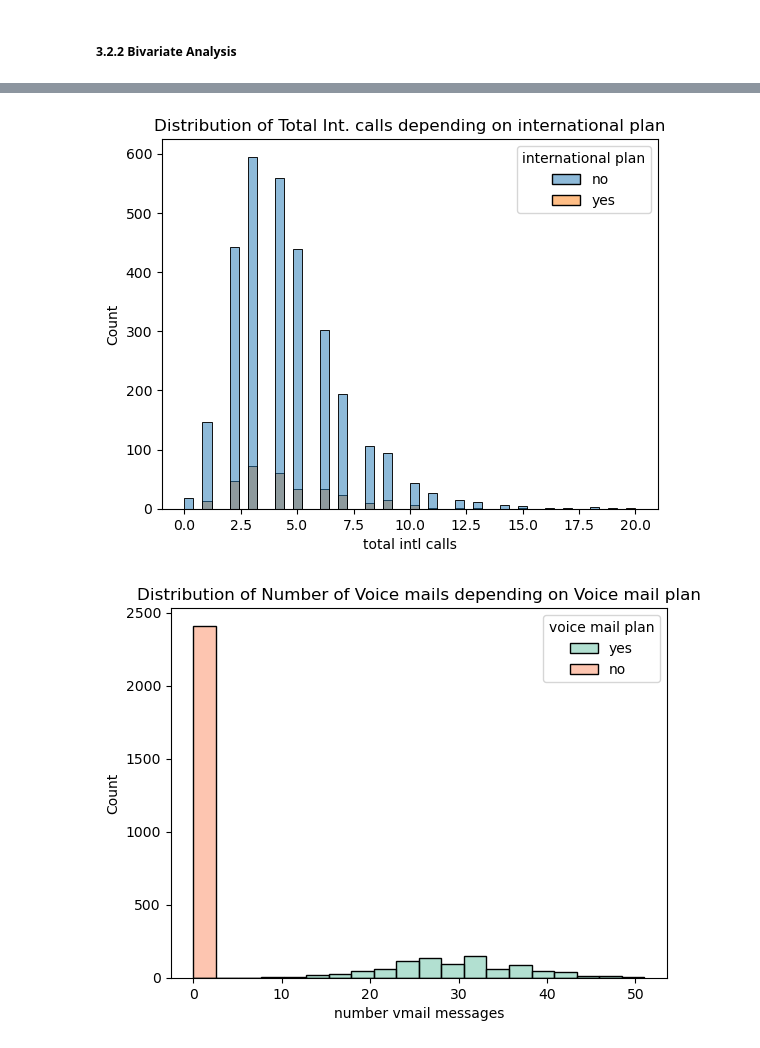
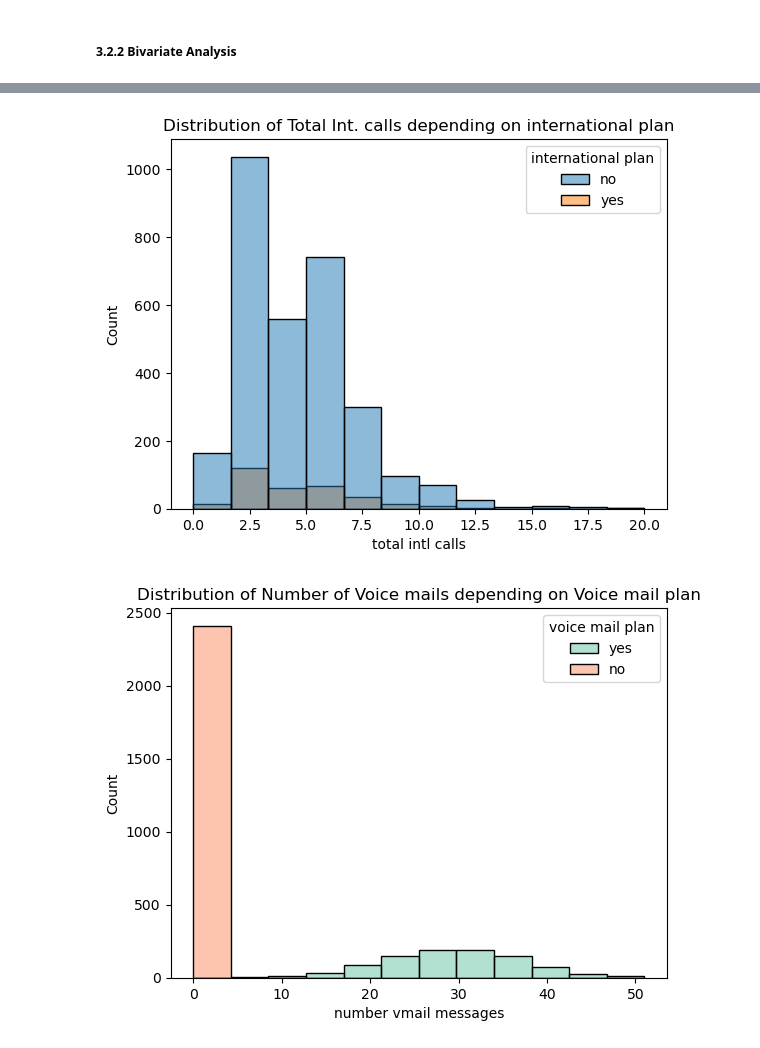
Before and after one commit to Isaac-Munyaka/Phase_3_project, a Jupyter notebook: customer_churn_prediction.ipynb, the cells around one changed output, grey strips where cells are left out. Cells and saved outputs as stored; diff of their text form; code cells hidden in the pictures.

```diff
--- a/customer_churn_prediction.ipynb
+++ b/customer_churn_prediction.ipynb
@@ -307,12 +307,12 @@ plt.show()
 # %%
-sns.histplot(x="total intl calls", data = df, hue="international plan", kde= False)
+sns.histplot(x="total intl calls", data = df,bins=12, hue="international plan", kde= False)
 plt.title("Distribution of Total Int. calls depending on international plan")
 plt.show()
 # %% [output]
-[figure, old version]
+[figure, new version]
 # %%
-sns.histplot(x="number vmail messages", data = df, hue="voice mail plan", kde= False, palette= "Set2")
+sns.histplot(x="number vmail messages", data = df, bins=12, hue="voice mail plan", kde= False, palette= "Set2")
 plt.title("Distribution of Number of Voice mails depending on Voice mail plan")
 plt.show()
 # %% [output]
-[figure, old version]
+[figure, new version]
```
Also changed, not shown: parts of 5 cells of this notebook.
